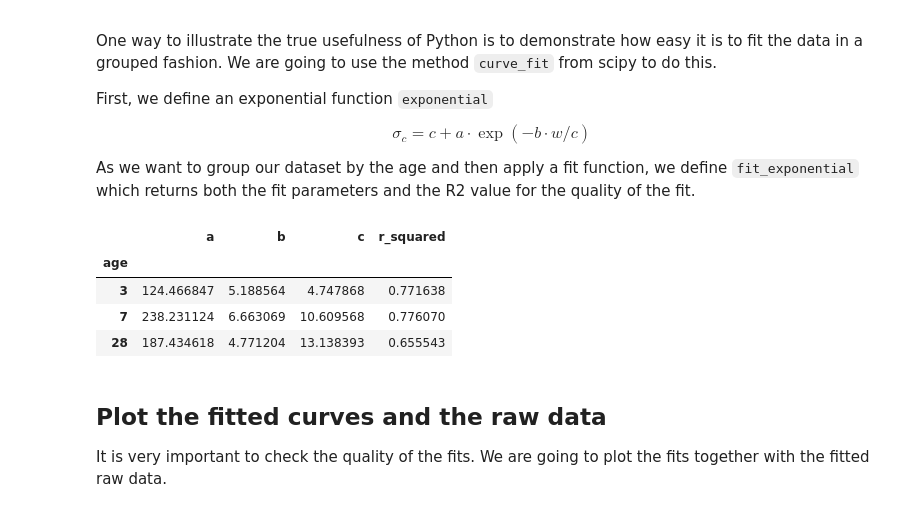
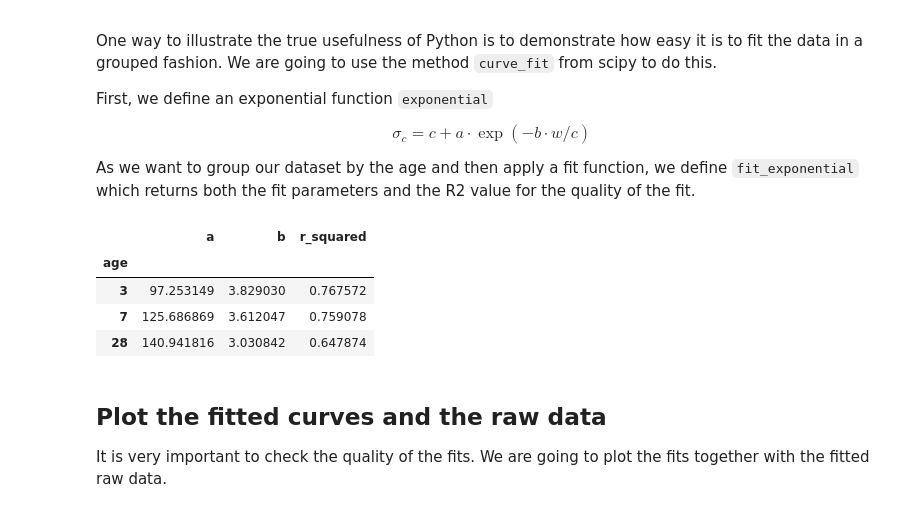
Before and after one commit to tgaedt/workshop_uv, a Jupyter notebook: notebooks/1_pandas_demo.ipynb, the cells around one changed output. Saved outputs shown, nothing was run; the diff lists cells and outputs as text; code cells hidden in the pictures.

```diff
--- a/notebooks/1_pandas_demo.ipynb
+++ b/notebooks/1_pandas_demo.ipynb
@@ -399,35 +399,35 @@ As we want to group our dataset by the age and then apply a fit function, we def
 # %%
 
 from scipy.optimize import curve_fit
 
 # define function to fit
-def exponential(x, a,b,c):
-    return c + a * np.exp(-b*x)
+def exponential(x, a, b):
+    return a * np.exp(-b*x)
 
 # define function which returns the best fit parameters as a pandas Series
 def fit_exponential(df, xcol="wc", ycol="strength"):
     f = exponential
     popt, pcov = curve_fit(f, df[xcol], df[ycol], maxfev=10000)
 
     # Calculate R-squared
     y_actual = df[ycol]
     y_predicted = f(df[xcol], *popt)
     ss_res = np.sum((y_actual - y_predicted) ** 2)
     ss_tot = np.sum((y_actual - np.mean(y_actual)) ** 2)
     r_squared = 1 - (ss_res / ss_tot)
 
-    out = {"a": popt[0], "b": popt[1], "c": popt[2], "r_squared": r_squared}
+    out = {"a": popt[0], "b": popt[1], "r_squared": r_squared}
     return pd.Series(out)
 
 fits = df.query("age in [3, 7, 28]").groupby("age").apply(lambda t: fit_exponential(t), include_groups=False)
 
 fits
 # %% [output]
-|  | a | b | c | r_squared |
-| age |  |  |  |  |
-| 3 | 124.466847 | 5.188564 | 4.747868 | 0.771638 |
-| 7 | 238.231124 | 6.663069 | 10.609568 | 0.776070 |
-| 28 | 187.434618 | 4.771204 | 13.138393 | 0.655543 |
+|  | a | b | r_squared |
+| age |  |  |  |
+| 3 | 97.253149 | 3.829030 | 0.767572 |
+| 7 | 125.686869 | 3.612047 | 0.759078 |
+| 28 | 140.941816 | 3.030842 | 0.647874 |
 # %% [markdown]
 ## Plot the fitted curves and the raw data
 It is very important to check the quality of the fits. We are going to plot the fits together with the fitted raw data.
```
Also changed, not shown: parts of 2 cells of this notebook.
